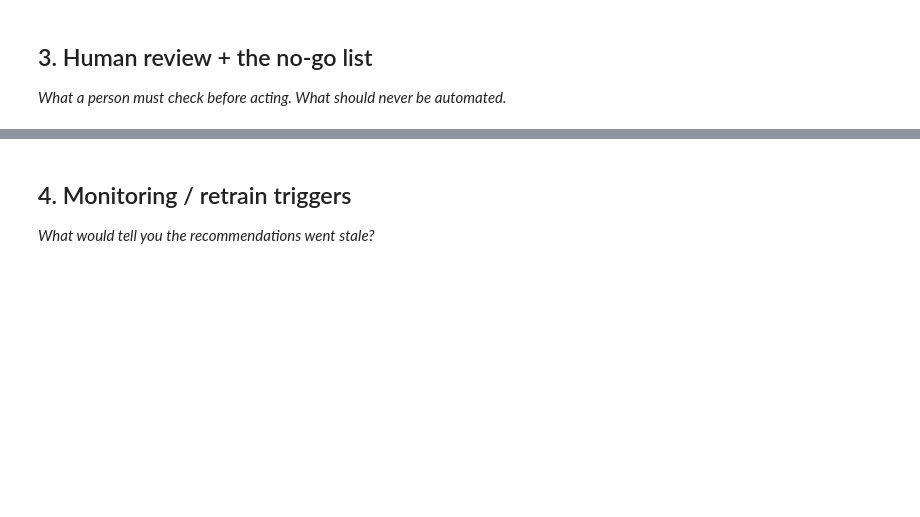
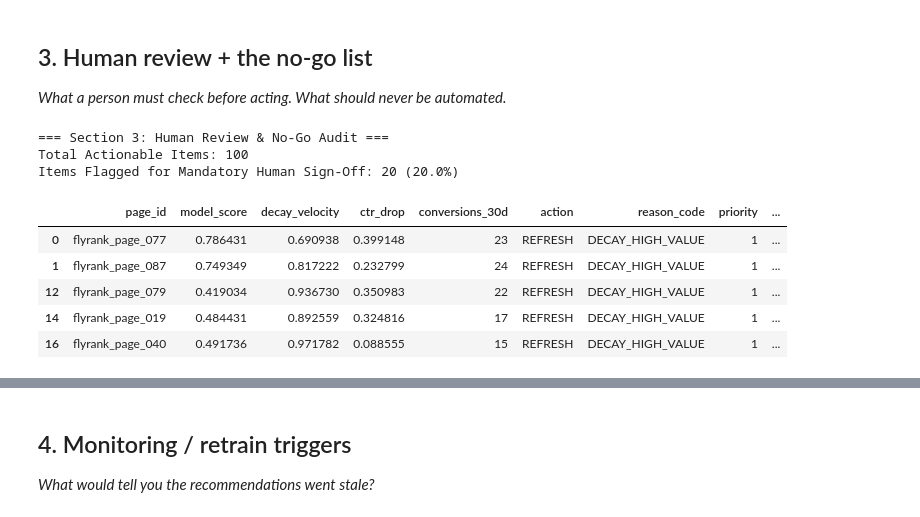
Before and after one commit to yumna-09/FlyRank-ML-Internship, a Jupyter notebook: work/notebooks/w07_action_playbook.ipynb, the cells around one changed output, grey strips where cells are left out. Saved outputs shown, nothing was run; the diff lists cells and outputs as text; code cells hidden in the pictures; blank space fills up the shorter version.

```diff
--- a/work/notebooks/w07_action_playbook.ipynb
+++ b/work/notebooks/w07_action_playbook.ipynb
@@ -27,3 +131,26 @@ This skeleton is yours to fill. Work the sections **in order** — each one has
 # %%
 # This cell is for CODE (numbers, a query, a check).
 # Write your text answer in the cell ABOVE this one — typing sentences here breaks Run All.
+ranked_queue['requires_human_signoff'] = (
+    (ranked_queue['action'] == 'PRUNE') |
+    (ranked_queue['conversions_30d'] >= ranked_queue['conversions_30d'].quantile(0.90)) |
+    (ranked_queue['model_score'].between(0.45, 0.55))
+)
+
+flagged_count = ranked_queue['requires_human_signoff'].sum()
+print("=== Section 3: Human Review & No-Go Audit ===")
+print(f"Total Actionable Items: {len(ranked_queue)}")
+print(f"Items Flagged for Mandatory Human Sign-Off: {flagged_count} ({flagged_count/len(ranked_queue)*100:.1f}%)")
+
+# Preview flagged items
+ranked_queue[ranked_queue['requires_human_signoff']].head(5)
+# %% [output]
+=== Section 3: Human Review & No-Go Audit ===
+Total Actionable Items: 100
+Items Flagged for Mandatory Human Sign-Off: 20 (20.0%)
+|  | page_id | model_score | decay_velocity | ctr_drop | conversions_30d | action | reason_code | priority | ... |
+| 0 | flyrank_page_077 | 0.786431 | 0.690938 | 0.399148 | 23 | REFRESH | DECAY_HIGH_VALUE | 1 | ... |
+| 1 | flyrank_page_087 | 0.749349 | 0.817222 | 0.232799 | 24 | REFRESH | DECAY_HIGH_VALUE | 1 | ... |
+| 12 | flyrank_page_079 | 0.419034 | 0.936730 | 0.350983 | 22 | REFRESH | DECAY_HIGH_VALUE | 1 | ... |
+| 14 | flyrank_page_019 | 0.484431 | 0.892559 | 0.324816 | 17 | REFRESH | DECAY_HIGH_VALUE | 1 | ... |
+| 16 | flyrank_page_040 | 0.491736 | 0.971782 | 0.088555 | 15 | REFRESH | DECAY_HIGH_VALUE | 1 | ... |
```
Also changed, not shown: parts of 13 cells of this notebook.
